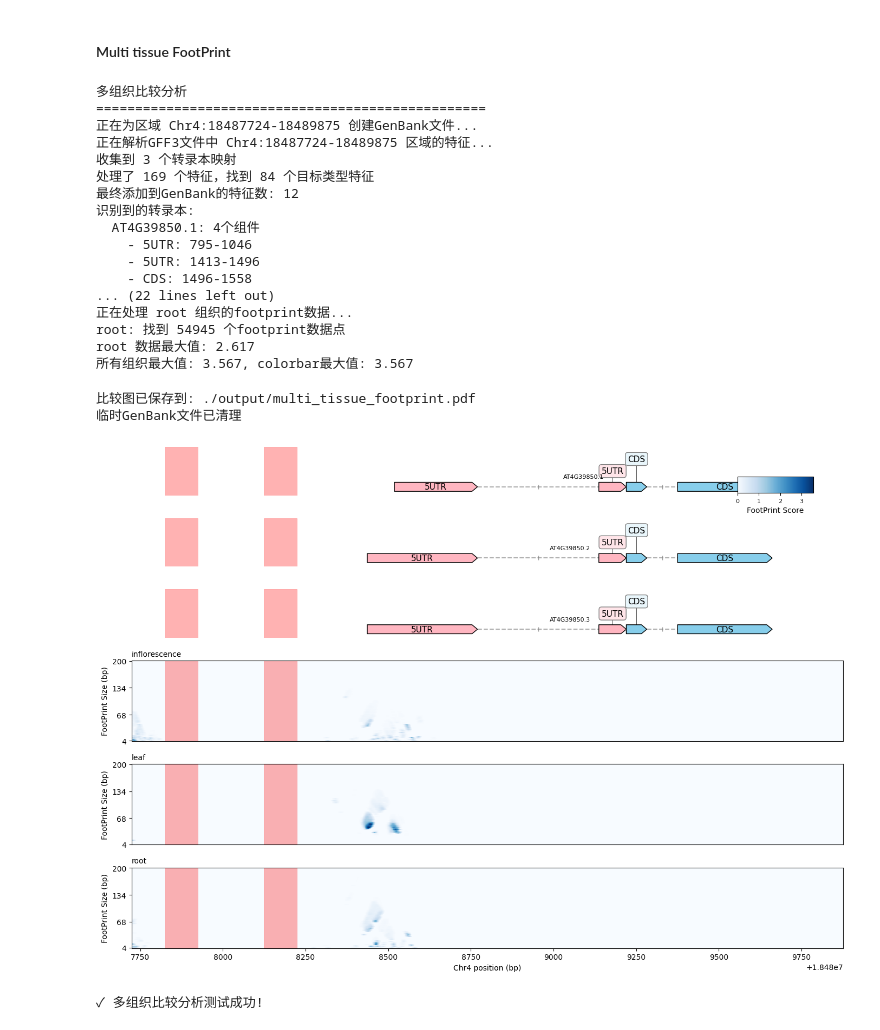
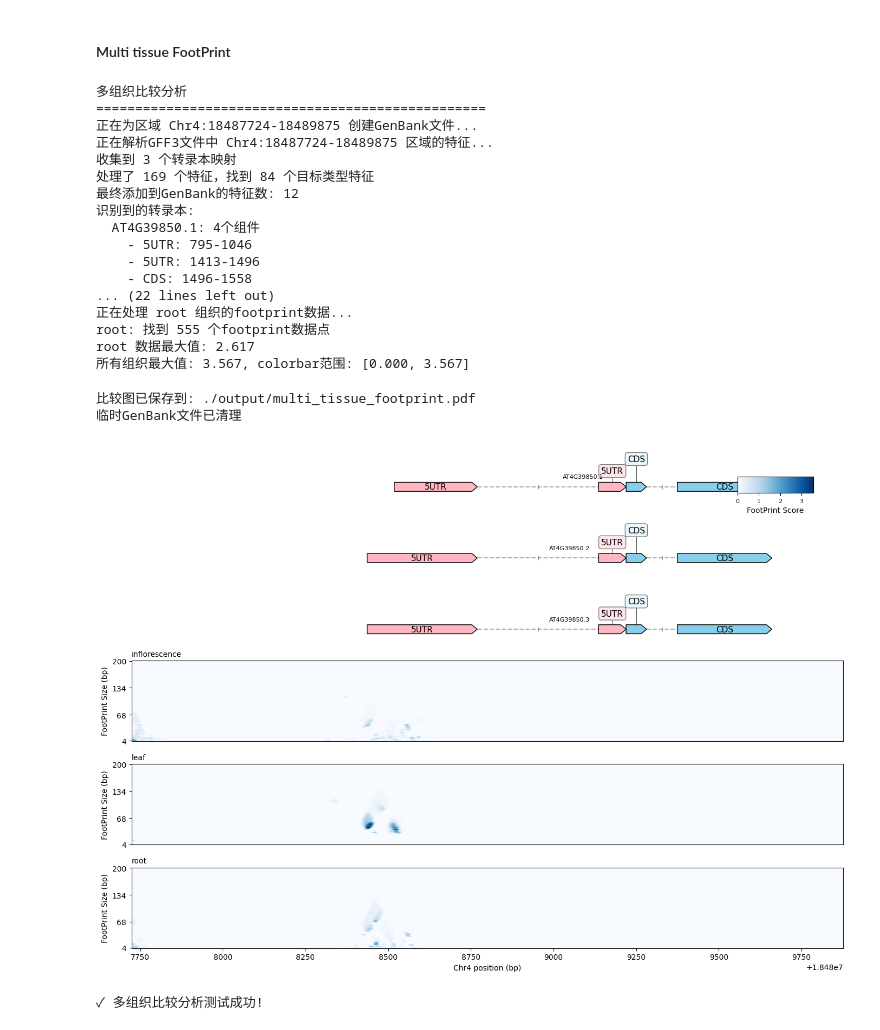
Before and after one commit to yuechaowu/DnaFeaturesViewer, a Jupyter notebook: examples/FootprintViewer/FootprintViewer_example.ipynb, the cells around one changed output. Saved outputs shown, nothing was run; the diff lists cells and outputs as text; code cells hidden in the pictures.

```diff
--- a/examples/FootprintViewer/FootprintViewer_example.ipynb
+++ b/examples/FootprintViewer/FootprintViewer_example.ipynb
@@ -90,6 +83,22 @@ Single tissue FootPrint
 ✓ 单组织分析测试成功!
 # %% [markdown]
 #### Multi tissue FootPrint
+# %%
+# 设置测试数据路径
+data_config = {
+    "genome_fasta": None,
+    "gff3_file": "./data/arabidopsis_test.gff3",
+    "fp_files": {
+        "inflorescence": "./data/arabidopsis_inflorescence_test.parquet",
+        "leaf": "./data/arabidopsis_leaf_test.parquet",
+        "root": "./data/arabidopsis_root_test.parquet"
+    },
+    "target_region": {
+        "chrom": "Chr4",
+        "start": 18487724,
+        "end": 18489875
+    }
+}
 # %%
 # 测试3: 测试多组织比较分析
 print("多组织比较分析")
@@ -105,36 +114,36 @@ try:
         start=data_config["target_region"]["start"],
         end=data_config["target_region"]["end"],
         # figsize=(14, 12),
-        highlight_regions=[(18487824, 18487924), (18488124, 18488224)],  # 高亮两个区域
+        # highlight_regions=[(18487824, 18487924), (18488124, 18488224)],  # 高亮两个区域
         output_file="./output/multi_tissue_footprint.pdf"
     )
 
     plt.show()
     print("✓ 多组织比较分析测试成功!")
 
 except Exception as e:
     print(f"✗ 多组织比较分析测试失败: {e}")
     import traceback
     traceback.print_exc()
 # %% [output]
 多组织比较分析
 ==================================================
 正在为区域 Chr4:18487724-18489875 创建GenBank文件...
 正在解析GFF3文件中 Chr4:18487724-18489875 区域的特征...
 收集到 3 个转录本映射
 处理了 169 个特征，找到 84 个目标类型特征
 最终添加到GenBank的特征数: 12
 识别到的转录本:
   AT4G39850.1: 4个组件
     - 5UTR: 795-1046
     - 5UTR: 1413-1496
     - CDS: 1496-1558
 ... (22 lines left out)
 正在处理 root 组织的footprint数据...
-root: 找到 54945 个footprint数据点
+root: 找到 555 个footprint数据点
 root 数据最大值: 2.617
-所有组织最大值: 3.567, colorbar最大值: 3.567
+所有组织最大值: 3.567, colorbar范围: [0.000, 3.567]
 比较图已保存到: ./output/multi_tissue_footprint.pdf
 临时GenBank文件已清理
-[figure, old version]
+[figure, new version]
 ✓ 多组织比较分析测试成功!
```
Also changed, not shown: parts of 1 cell of this notebook, 3 other files.
